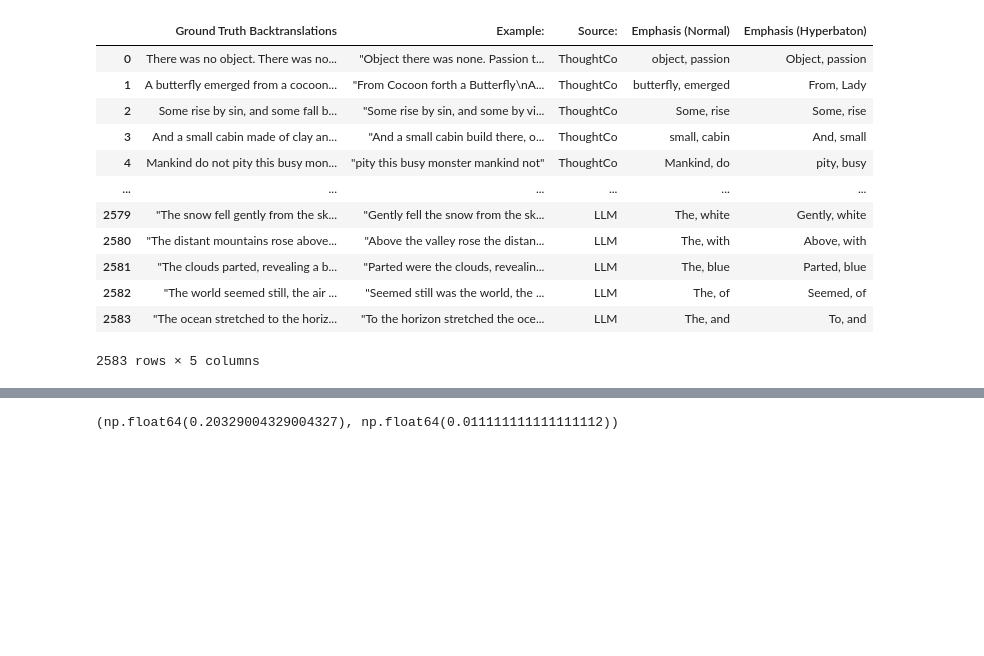
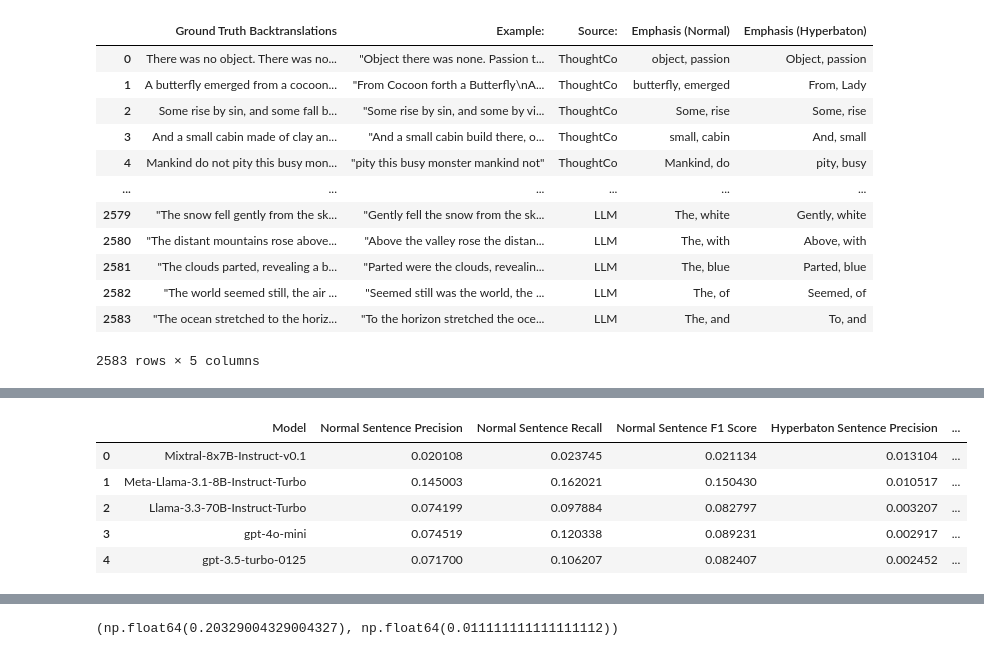
Before and after one commit to ashukla21/LLM_Hyperbaton_Proj, a Jupyter notebook: llama-emphasis-metrics/metrics-emphasis.ipynb, the cells around one changed output, grey strips where cells are left out. Cells and saved outputs as stored; diff of their text form; code cells hidden in the pictures; blank space fills up the shorter version.

```diff
--- a/llama-emphasis-metrics/metrics-emphasis.ipynb
+++ b/llama-emphasis-metrics/metrics-emphasis.ipynb
@@ -79,0 +153,26 @@ def get_words(input_string):
+# %%
+ray.shutdown()
+ray.init()
+# Submit tasks to Ray
+for model in models:
+    futures = [process_row.remote(row, model) for _, row in emphasis_task.iterrows()]
+
+    # Collect results with a progress bar
+    results = []
+    for result in tqdm(ray.get(futures)):
+        results.append(result)
+    normal_emphasis_words = [res[0] for res in results]
+    hyperbaton_emphasis_words = [res[1] for res in results]
+    normal_metrics = [res[2] for res in results]
+    hyperbaton_metrics = [res[3] for res in results]
+    outputs = {
+        "normal_emphasis_words": normal_emphasis_words,
+        "hyperbaton_emphasis_words": hyperbaton_emphasis_words,
+        "normal_metrics": normal_metrics,
+        "hyperbaton_metrics": hyperbaton_metrics
+    }
+    file_path = f"{model.split('/')[-1]}_outputs.json"
+
+    # Writing to the JSON file
+    with open(file_path, "w") as json_file:
+        json.dump(outputs, json_file, indent=4)
@@ -79,0 +192,9 @@ def get_words(input_string):
+# %%
+model_metrics
+# %% [output]
+|  | Model | Normal Sentence Precision | Normal Sentence Recall | Normal Sentence F1 Score | Hyperbaton Sentence Precision | ... |
+| 0 | Mixtral-8x7B-Instruct-v0.1 | 0.020108 | 0.023745 | 0.021134 | 0.013104 | ... |
+| 1 | Meta-Llama-3.1-8B-Instruct-Turbo | 0.145003 | 0.162021 | 0.150430 | 0.010517 | ... |
+| 2 | Llama-3.3-70B-Instruct-Turbo | 0.074199 | 0.097884 | 0.082797 | 0.003207 | ... |
+| 3 | gpt-4o-mini | 0.074519 | 0.120338 | 0.089231 | 0.002917 | ... |
+| 4 | gpt-3.5-turbo-0125 | 0.071700 | 0.106207 | 0.082407 | 0.002452 | ... |
```
Also changed, not shown: parts of 18 cells of this notebook, 6 other files.
